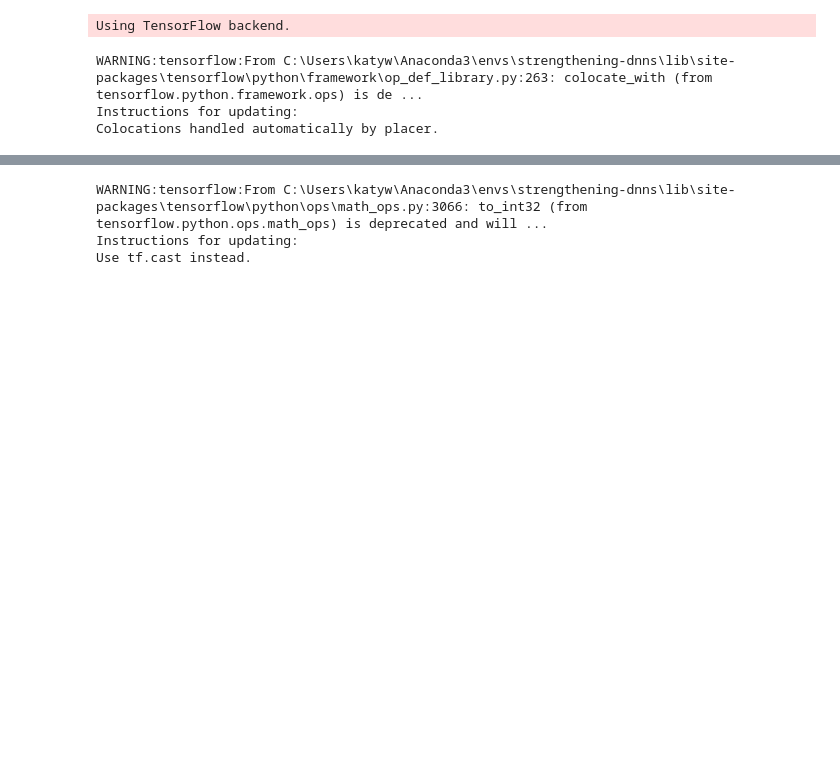
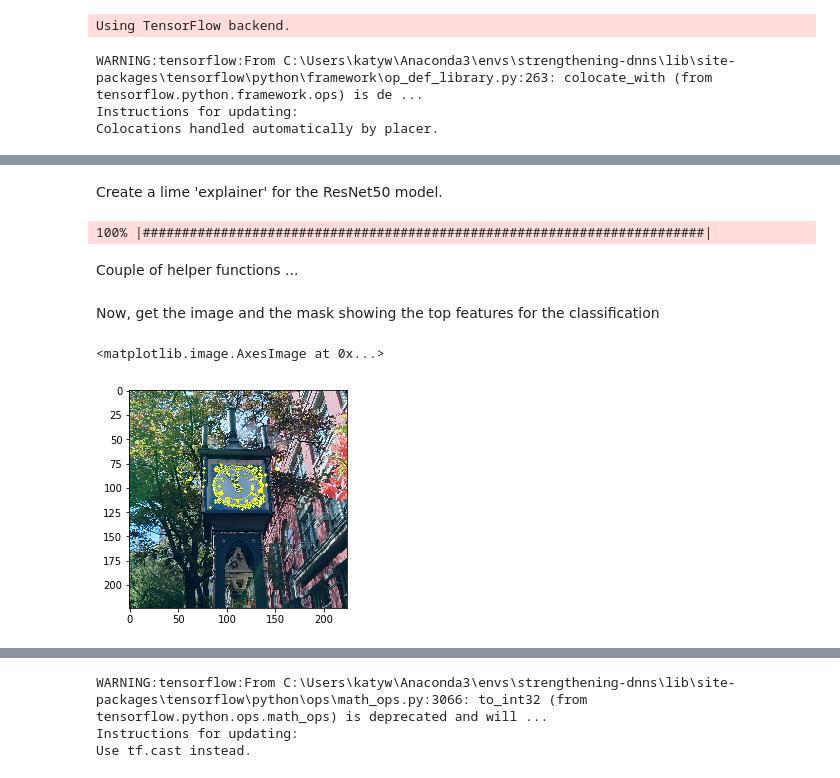
Before and after one commit to katywarr/strengthening-dnns, a Jupyter notebook: chapter05/resnet50_vis_saliency.ipynb, the cells around one changed output, grey strips where cells are left out. Drawn from its saved outputs; the diff is of its cells as text; code cells hidden in the pictures; blank space fills up the shorter version.

Commit message:
Rewrite ResNet50-vis-saliency to include LIME
* Partially addresses #2

```diff
--- a/chapter05/resnet50_vis_saliency.ipynb
+++ b/chapter05/resnet50_vis_saliency.ipynb
@@ -70,0 +92,5 @@ barometer : 0.015819294
+# %%
+from lime import lime_image
+explainer = lime_image.LimeImageExplainer()
+from skimage.segmentation import mark_boundaries
+explainer = lime_image.LimeImageExplainer()
@@ -70,0 +99,46 @@ barometer : 0.015819294
+# %%
+number_of_samples = 500
+# %% [markdown]
+Create a lime 'explainer' for the ResNet50 model.
+# %%
+explanation = explainer.explain_instance(image_for_resnet_list[0],
+                                         model.predict,
+                                         top_labels=number_predictions,
+                                         hide_color=0,
+                                         num_samples=number_of_samples)
+# %% [output]
+100% |########################################################################|
+# %% [markdown]
+Couple of helper functions ...
+# %%
+MEAN_RGB_VALUES = np.array([123.68, 116.779, 103.939], dtype=np.float32)
+
+#The salient aspects of the image are highlighted in yellow in the cells below.
+#You might need this convert_to_grey function below if your image has a lot of yellow in it.
+def convert_to_grey(image):
+    greyValue = 0.07 * image[:,:,2] + 0.72 * image[:,:,1] + 0.21 * image[:,:,0]
+    grey_image = greyValue.astype(np.uint8)
+    return grey_image
+
+# Performs the pre-processing step backwards to get to the original image
+def resnet_image_to_original(resnet_image, show_in_grey_scale=False):
+    image_original_bgr = (image + MEAN_RGB_VALUES)
+    image_original_rgb = (image_original_bgr[:,:,::-1])
+    if show_in_grey_scale:
+        image_original_rgb = convert_to_grey(image_original_rgb)
+    image_original_rgb_0_to_1 = np.clip(image_original_rgb/255, 0, 1)
+    return image_original_rgb_0_to_1
+# %% [markdown]
+Now, get the image and the mask showing the top features for the classification
+# %%
+image, mask = explanation.get_image_and_mask(explanation.top_labels[0], # The label we are trying to explain
+                                             positive_only=True,
+                                             num_features=5,
+                                             hide_rest=False)
+
+plt.imshow(mark_boundaries(resnet_image_to_original(image,
+                                                    show_in_grey_scale=False),
+                           mask))
+# %% [output]
+<matplotlib.image.AxesImage at 0x...>
+[figure, added]
```
Also changed, not shown: parts of 23 cells of this notebook.
